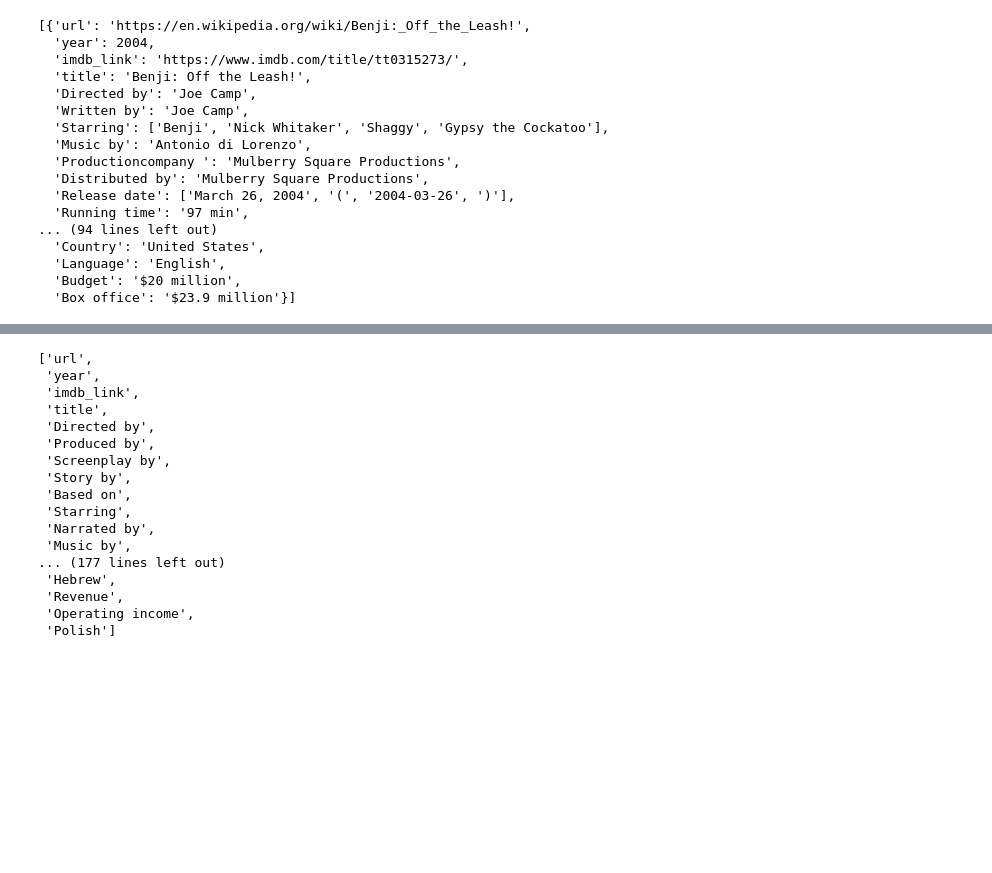
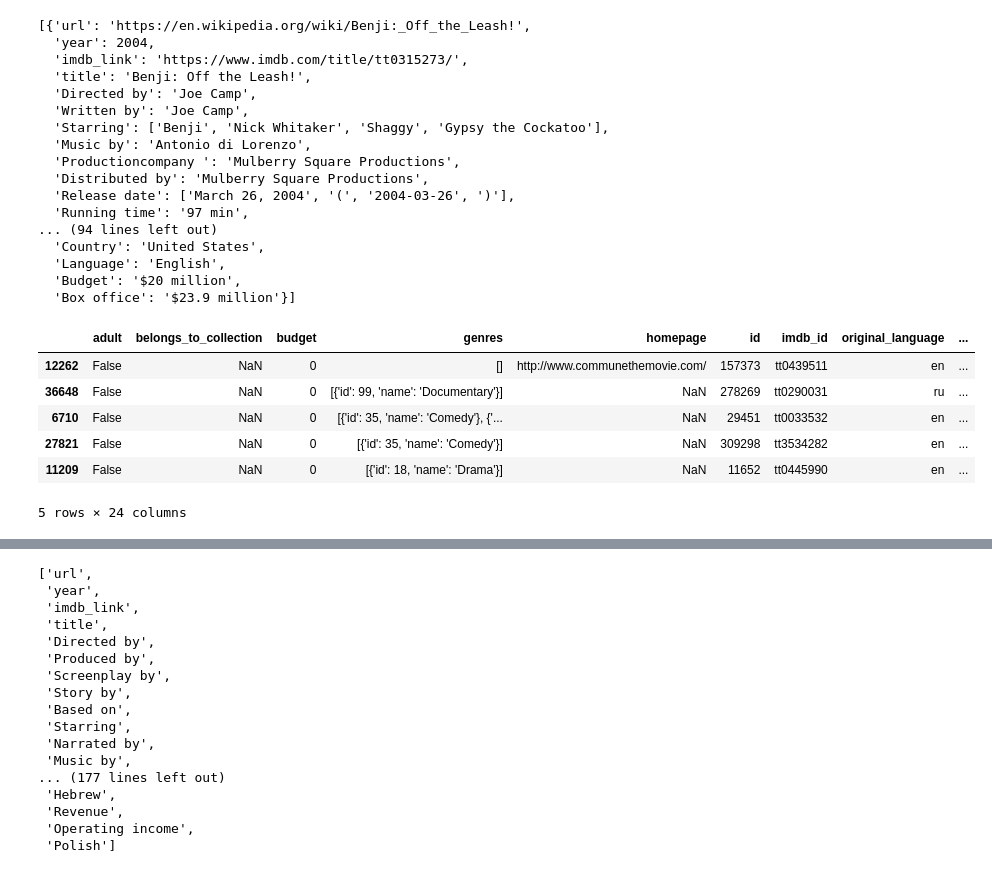
Before and after one commit to jjbarrosoF2G/Movies-ETL, a Jupyter notebook: Movies-ETL.ipynb, the cells around one changed output, grey strips where cells are left out. Saved outputs shown, nothing was run; the diff lists cells and outputs as text; code cells hidden in the pictures; blank space fills up the shorter version.

```diff
--- a/Movies-ETL.ipynb
+++ b/Movies-ETL.ipynb
@@ -81,3 +81,14 @@ ratings = pd.read_csv(f'{file_dir}/ratings.csv')
+# %%
+# Sample 5 random rows from the kaggle_metadata DataFrame
+kaggle_metadata.sample(5)
+# %% [output]
+|  | adult | belongs_to_collection | budget | genres | homepage | id | imdb_id | original_language | ... |
+| 12262 | False | NaN | 0 | [] | http://www.communethemovie.com/ | 157373 | tt0439511 | en | ... |
+| 36648 | False | NaN | 0 | [{'id': 99, 'name': 'Documentary'}] | NaN | 278269 | tt0290031 | ru | ... |
+| 6710 | False | NaN | 0 | [{'id': 35, 'name': 'Comedy'}, {'... | NaN | 29451 | tt0033532 | en | ... |
+| 27821 | False | NaN | 0 | [{'id': 35, 'name': 'Comedy'}] | NaN | 309298 | tt3534282 | en | ... |
+| 11209 | False | NaN | 0 | [{'id': 18, 'name': 'Drama'}] | NaN | 11652 | tt0445990 | en | ... |
+5 rows × 24 columns
 # %%
 ratings.sample(n=5)
 # %% [output]
```
Also changed, not shown: parts of 30 cells of this notebook.
